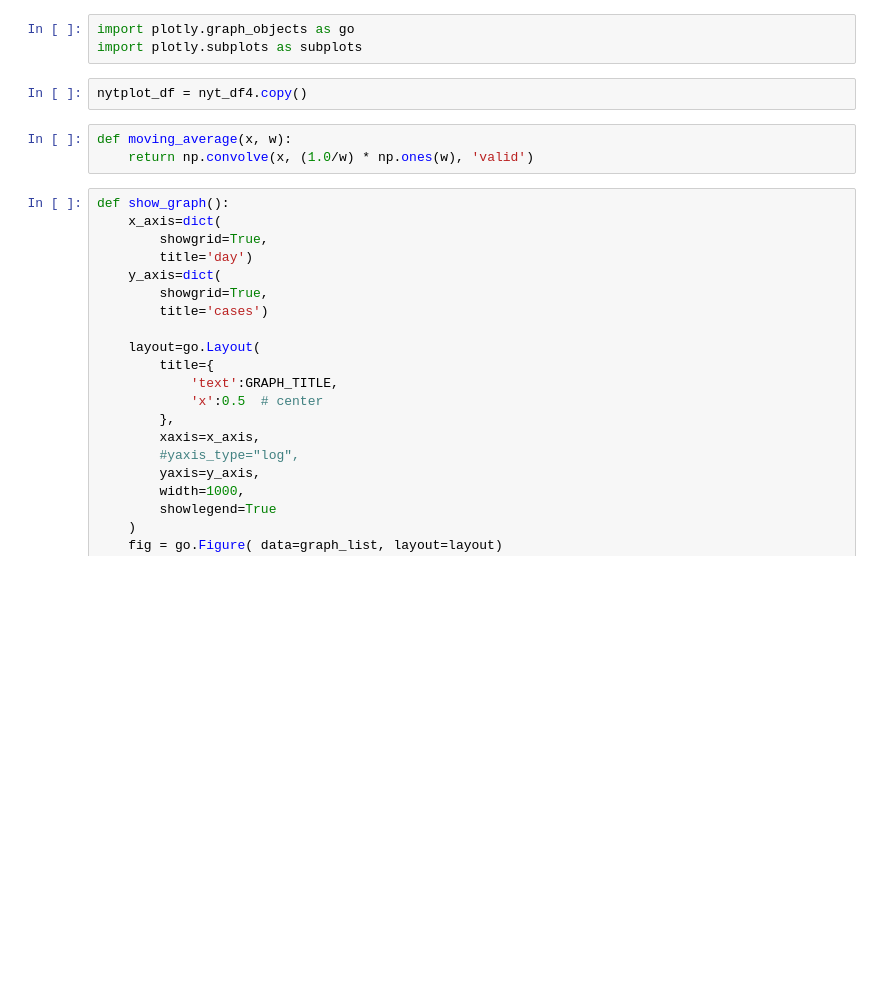
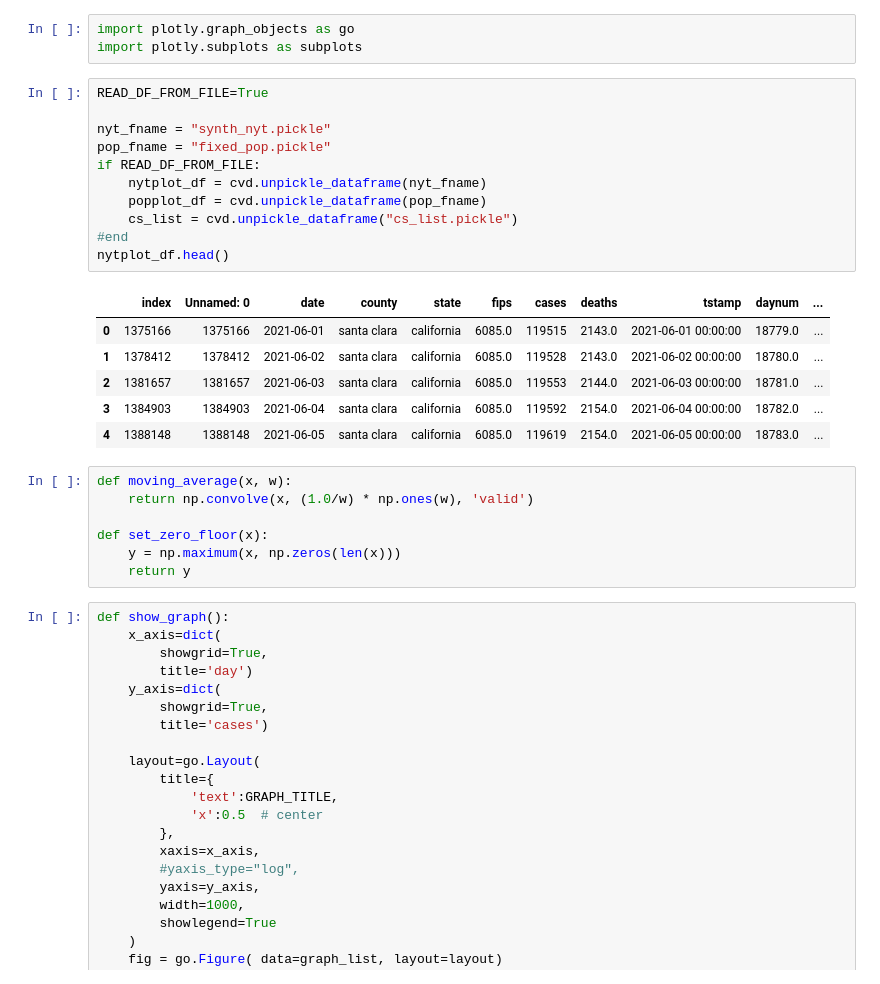
Before and after one commit to robyu/covid, a Jupyter notebook: analyze-nytimes-covid-county.ipynb, the cells around one changed output. Saved outputs shown, nothing was run; the diff lists cells and outputs as text; blank space fills up the shorter version.

```diff
--- a/analyze-nytimes-covid-county.ipynb
+++ b/analyze-nytimes-covid-county.ipynb
@@ -309,11 +328,31 @@ created column norm_cases
 # %%
 import plotly.graph_objects as go
 import plotly.subplots as subplots
-# %%
-nytplot_df = nyt_df4.copy()
+# %%
+READ_DF_FROM_FILE=True
+
+nyt_fname = "synth_nyt.pickle"
+pop_fname = "fixed_pop.pickle"
+if READ_DF_FROM_FILE:
+    nytplot_df = cvd.unpickle_dataframe(nyt_fname)
+    popplot_df = cvd.unpickle_dataframe(pop_fname)
+    cs_list = cvd.unpickle_dataframe("cs_list.pickle")
+#end
+nytplot_df.head()
+# %% [output]
+|  | index | Unnamed: 0 | date | county | state | fips | cases | deaths | tstamp | daynum | ... |
+| 0 | 1375166 | 1375166 | 2021-06-01 | santa clara | california | 6085.0 | 119515 | 2143.0 | 2021-06-01 00:00:00 | 18779.0 | ... |
+| 1 | 1378412 | 1378412 | 2021-06-02 | santa clara | california | 6085.0 | 119528 | 2143.0 | 2021-06-02 00:00:00 | 18780.0 | ... |
+| 2 | 1381657 | 1381657 | 2021-06-03 | santa clara | california | 6085.0 | 119553 | 2144.0 | 2021-06-03 00:00:00 | 18781.0 | ... |
+| 3 | 1384903 | 1384903 | 2021-06-04 | santa clara | california | 6085.0 | 119592 | 2154.0 | 2021-06-04 00:00:00 | 18782.0 | ... |
+| 4 | 1388148 | 1388148 | 2021-06-05 | santa clara | california | 6085.0 | 119619 | 2154.0 | 2021-06-05 00:00:00 | 18783.0 | ... |
 # %%
 def moving_average(x, w):
     return np.convolve(x, (1.0/w) * np.ones(w), 'valid')
+
+def set_zero_floor(x):
+    y = np.maximum(x, np.zeros(len(x)))
+    return y
 # %%
 def show_graph():
     x_axis=dict(
```
Also changed, not shown: parts of 33 cells of this notebook, 2 other files.
